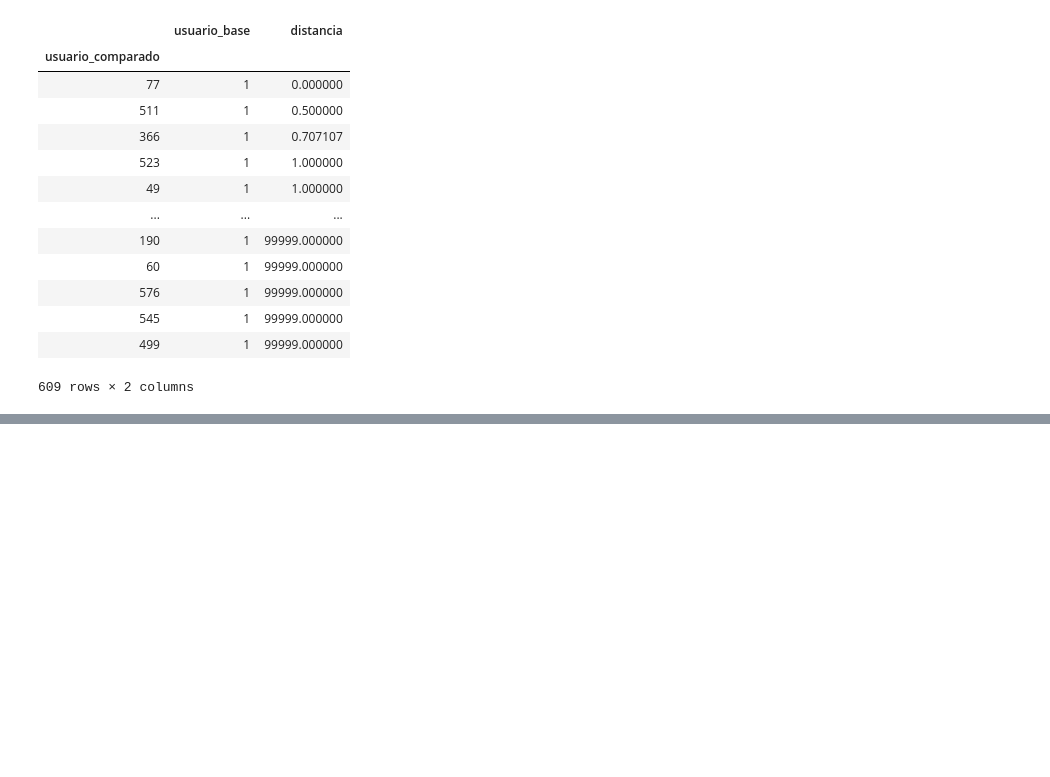
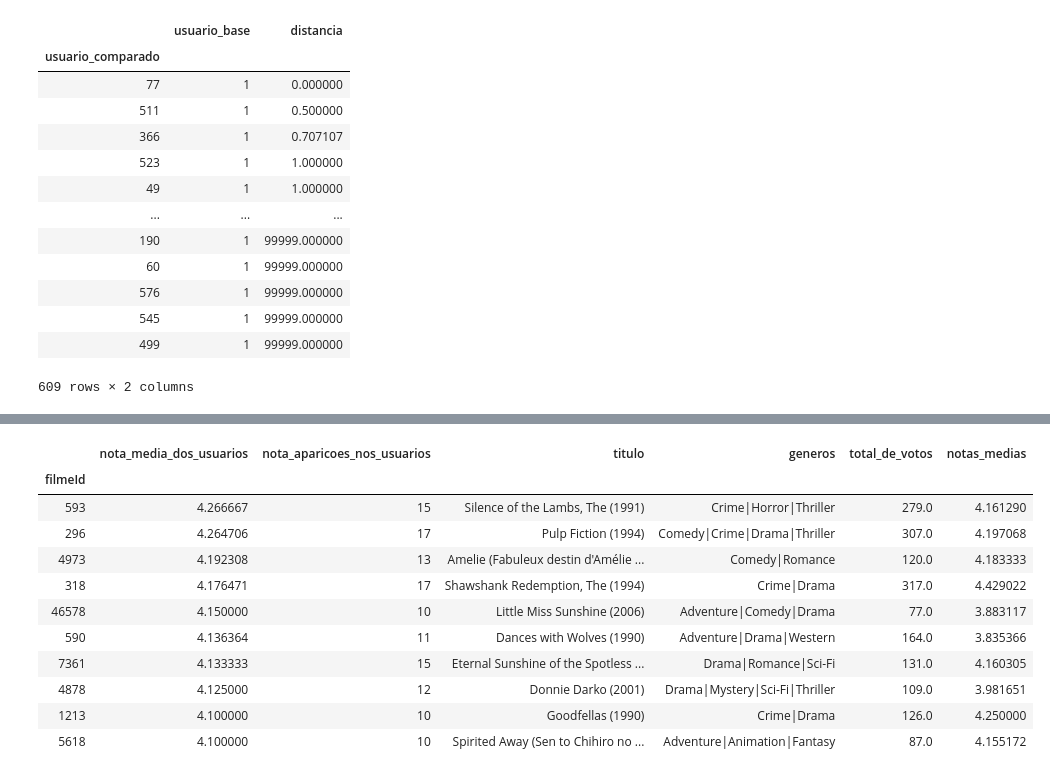
Before and after one commit to ebmm01/machineLearning, a Jupyter notebook: Sistema_recomendacao/sistema_recomendacao.ipynb, the cells around one changed output, grey strips where cells are left out. Cells and saved outputs as stored; diff of their text form; code cells hidden in the pictures; blank space fills up the shorter version.

```diff
--- a/Sistema_recomendacao/sistema_recomendacao.ipynb
+++ b/Sistema_recomendacao/sistema_recomendacao.ipynb
@@ -314,0 +562,8 @@ mais_proximos_de(1)
+# %%
+"""
+Porém voltamos ao problema de termos filmes com poucos votos. Pode-se ver acima: nenhum dos
+filmes tem mais de 25 votos. Então vamos limitar as notas para somente filmes com mais de 50 votos.
+"""
+
+notas = notas.set_index('filmeId').loc[filmes_com_mais_de_50_votos.index]
+notas.head()
@@ -314,0 +578,4 @@ mais_proximos_de(1)
+# %%
+# Porém perdemos a coluna 'filmeId', então precisamos resetar o índice para tê-la de volta:
+notas = notas.reset_index()
+notas.head()
@@ -314,0 +607,31 @@ mais_proximos_de(1)
+# %%
+"""
+Vamos reescrever a função sugere_para
+"""
+
+def sugere_para(usuario_base, k_mais_proximos = 10, numero_de_usuarios_a_analisar = None):
+    notas_usuario_base = notas_do_usuario(usuario_base)
+    filmes_ja_vistos = notas_usuario_base.index
+
+    similares = knn(usuario_base, k_mais_proximos = k_mais_proximos, numero_de_usuarios_a_analisar = numero_de_usuarios_a_analisar)
+    usuarios_similares = similares.index
+    notas_dos_similares = notas.set_index('usuarioId').loc[usuarios_similares]
+    recomendacoes = notas_dos_similares.groupby("filmeId").mean()[['nota']]
+
+    # Verifico o número de pessoas que assistiram o mesmo filme
+    aparicoes = notas_dos_similares.groupby('filmeId').count()[['nota']]
+
+    # Determino um limiar mínimo para avaliar esse filme (menos que isso o filme é descartado)
+    filtro_minimo = k_mais_proximos / 2
+
+    # Junto a coluna de apariçoes com as recomendações
+    recomendacoes = recomendacoes.join(aparicoes, lsuffix='_media_dos_usuarios', rsuffix='_aparicoes_nos_usuarios')
+
+    # E faço uma query removendo os filmes com o limiar de aparições menor que o mínimo
+    recomendacoes = recomendacoes.query("nota_aparicoes_nos_usuarios >= %.2f" % filtro_minimo)
+
+    # Por fim removo os filmes já vistos
+    recomendacoes = recomendacoes.drop(filmes_ja_vistos, errors='ignore')
+
+    recomendacoes = recomendacoes.sort_values('nota_media_dos_usuarios', ascending=False)
+    return recomendacoes.join(filmes)
@@ -314,0 +654,15 @@ mais_proximos_de(1)
+# %%
+sugere_para(611, k_mais_proximos=20).head(10)
+# %% [output]
+|  | nota_media_dos_usuarios | nota_aparicoes_nos_usuarios | titulo | generos | total_de_votos | notas_medias |
+| filmeId |  |  |  |  |  |  |
+| 593 | 4.266667 | 15 | Silence of the Lambs, The (1991) | Crime|Horror|Thriller | 279.0 | 4.161290 |
+| 296 | 4.264706 | 17 | Pulp Fiction (1994) | Comedy|Crime|Drama|Thriller | 307.0 | 4.197068 |
+| 4973 | 4.192308 | 13 | Amelie (Fabuleux destin d'Amélie ... | Comedy|Romance | 120.0 | 4.183333 |
+| 318 | 4.176471 | 17 | Shawshank Redemption, The (1994) | Crime|Drama | 317.0 | 4.429022 |
+| 46578 | 4.150000 | 10 | Little Miss Sunshine (2006) | Adventure|Comedy|Drama | 77.0 | 3.883117 |
+| 590 | 4.136364 | 11 | Dances with Wolves (1990) | Adventure|Drama|Western | 164.0 | 3.835366 |
+| 7361 | 4.133333 | 15 | Eternal Sunshine of the Spotless ... | Drama|Romance|Sci-Fi | 131.0 | 4.160305 |
+| 4878 | 4.125000 | 12 | Donnie Darko (2001) | Drama|Mystery|Sci-Fi|Thriller | 109.0 | 3.981651 |
+| 1213 | 4.100000 | 10 | Goodfellas (1990) | Crime|Drama | 126.0 | 4.250000 |
+| 5618 | 4.100000 | 10 | Spirited Away (Sen to Chihiro no ... | Adventure|Animation|Fantasy | 87.0 | 4.155172 |
```
Also changed, not shown: parts of 21 cells of this notebook.
